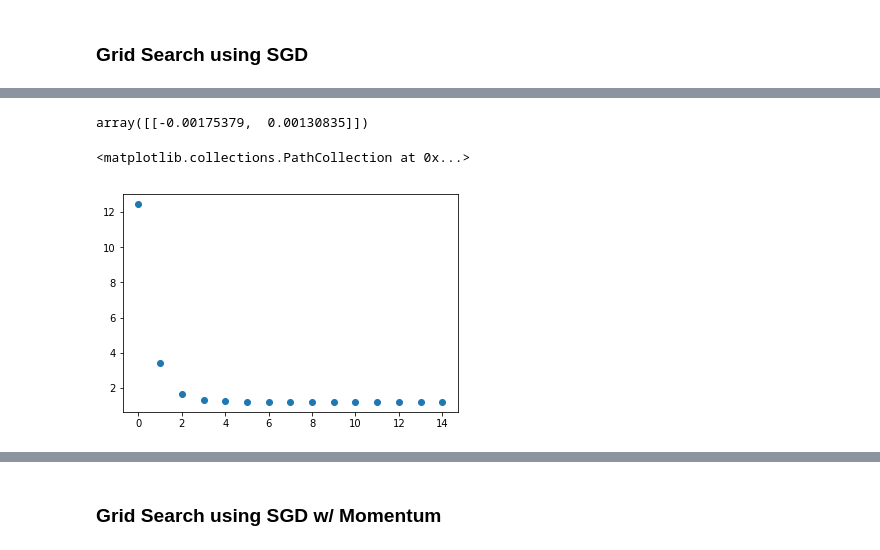
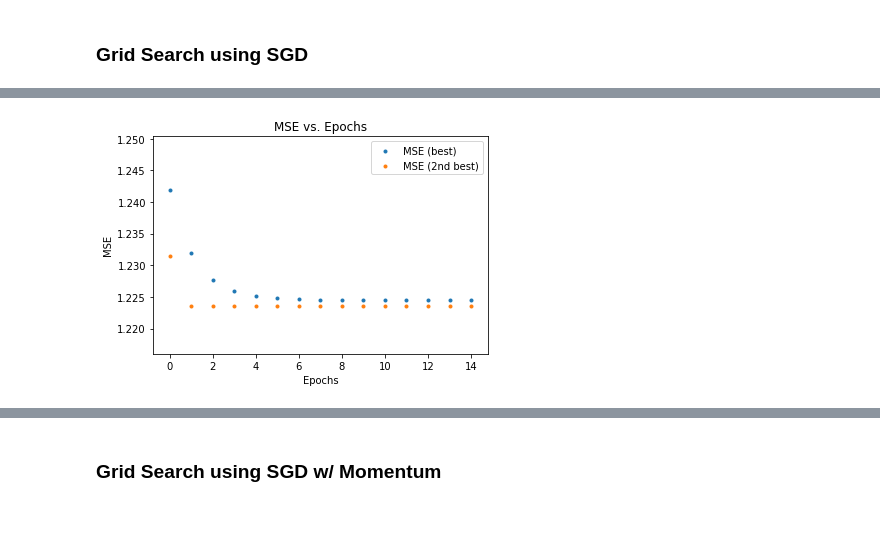
Before and after one commit to jsigee87/data_science_principles, a Jupyter notebook: hw3/HW3.ipynb, the cells around one changed output, grey strips where cells are left out. Cells and saved outputs as stored; diff of their text form; code cells hidden in the pictures; blank space fills up the shorter version.

```diff
--- a/hw3/HW3.ipynb
+++ b/hw3/HW3.ipynb
@@ -297,9 +293,10 @@ hist
-# %%
-best0.W
-# %% [output]
-array([[-0.00175379,  0.00130835]])
-# %%
-plt.scatter(range(15), best0.mse_hist, label='MSE')
-# %% [output]
-<matplotlib.collections.PathCollection at 0x...>
-[figure, removed]
+# %%
+_ = plt.scatter(range(15), best0.mse_hist, label='MSE (best)', marker='.')
+_ = plt.scatter(range(15), best1.mse_hist, label='MSE (2nd best)', marker='.')
+_ = plt.xlabel("Epochs")
+_ = plt.ylabel("MSE")
+_ = plt.title("MSE vs. Epochs")
+_ = plt.legend()
+plt.show()
+# %% [output]
+[figure, added]
```
Also changed, not shown: parts of 24 cells of this notebook.
